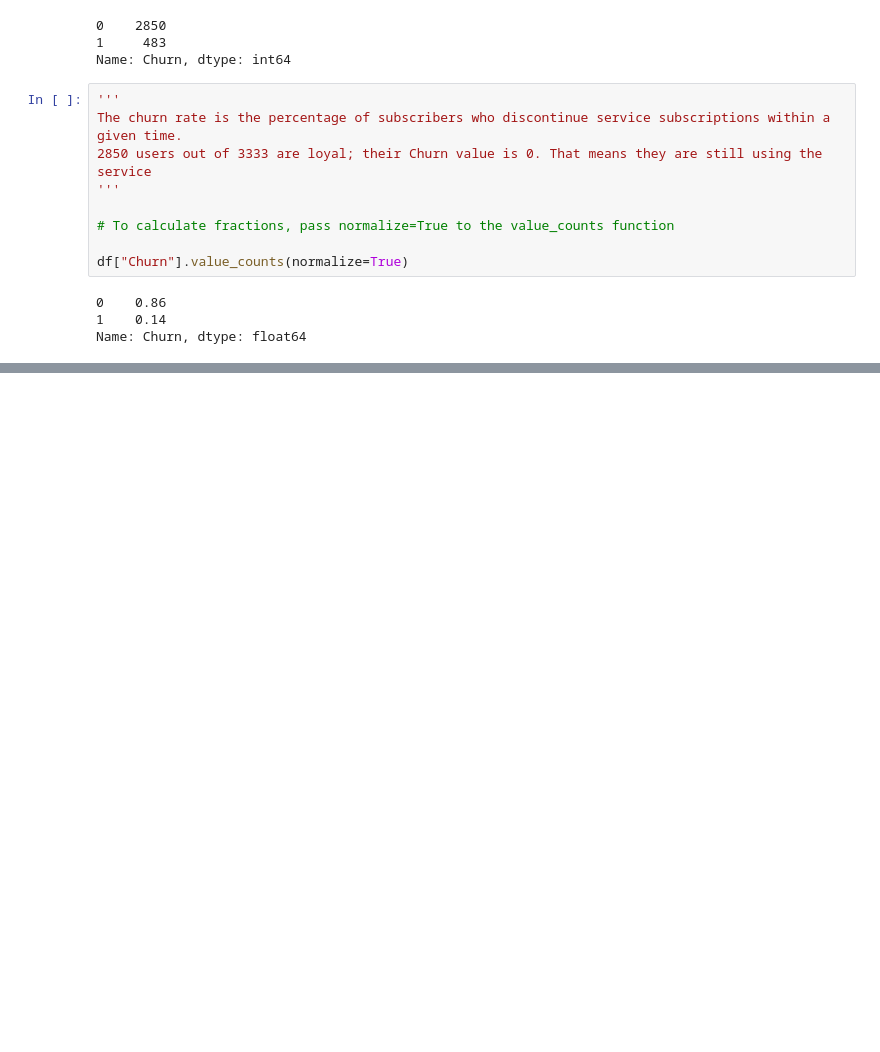
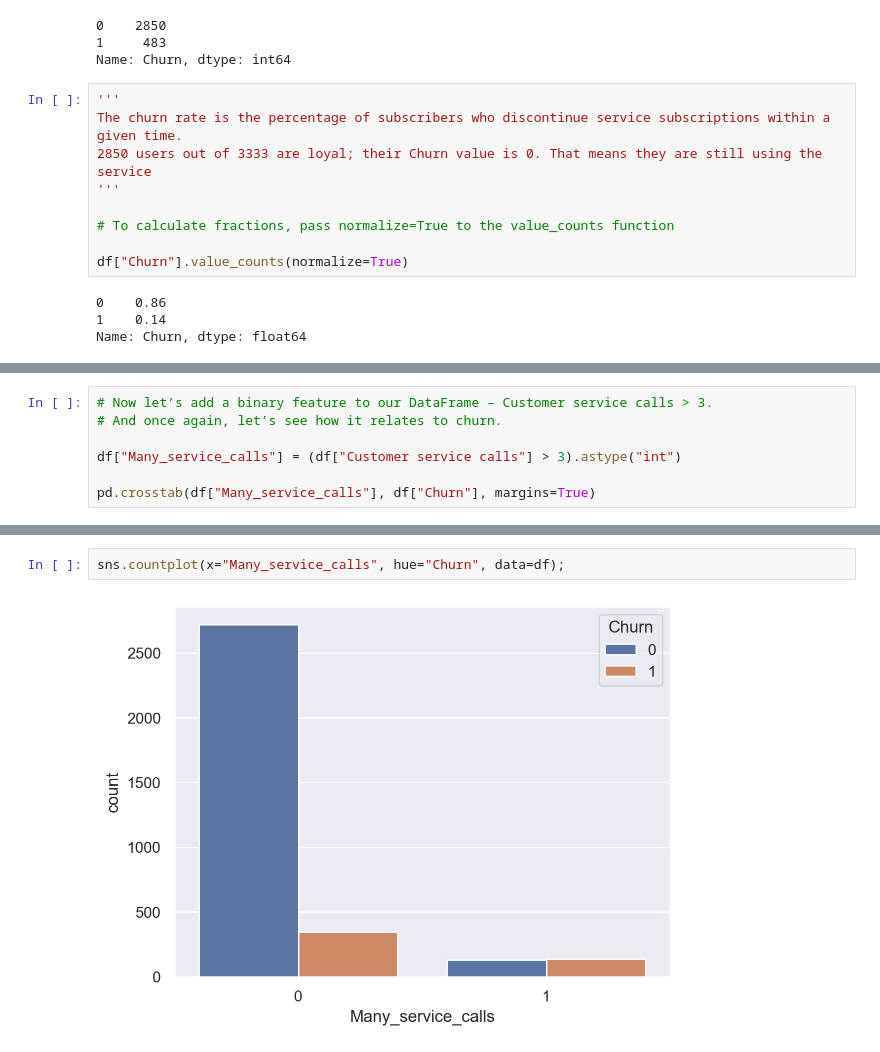
Before and after one commit to Deb-bie/ai-ml, a Jupyter notebook: mlcourse.ai/telecom_churn.ipynb, the cells around one changed output, grey strips where cells are left out. Cells and saved outputs as stored; diff of their text form; blank space fills up the shorter version.

```diff
--- a/mlcourse.ai/telecom_churn.ipynb
+++ b/mlcourse.ai/telecom_churn.ipynb
@@ -126,0 +592,7 @@ Name: Churn, dtype: float64
+# %%
+# Now let’s add a binary feature to our DataFrame – Customer service calls > 3.
+# And once again, let’s see how it relates to churn.
+
+df["Many_service_calls"] = (df["Customer service calls"] > 3).astype("int")
+
+pd.crosstab(df["Many_service_calls"], df["Churn"], margins=True)
@@ -126,0 +605,4 @@ Name: Churn, dtype: float64
+# %%
+sns.countplot(x="Many_service_calls", hue="Churn", data=df);
+# %% [output]
+[figure, added]
```
Also changed, not shown: parts of 37 cells of this notebook, 2 other files.
